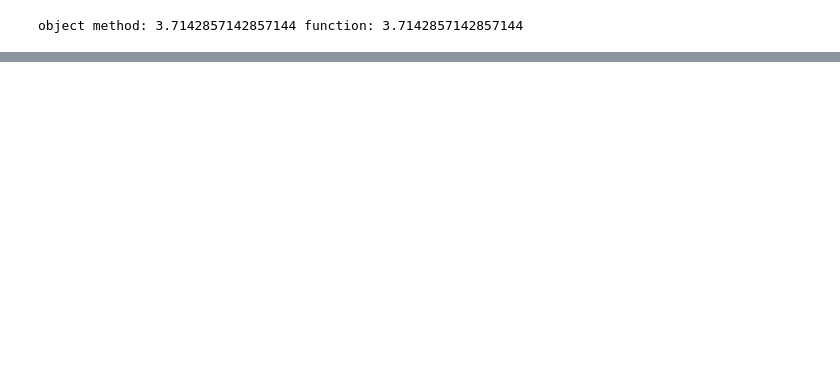
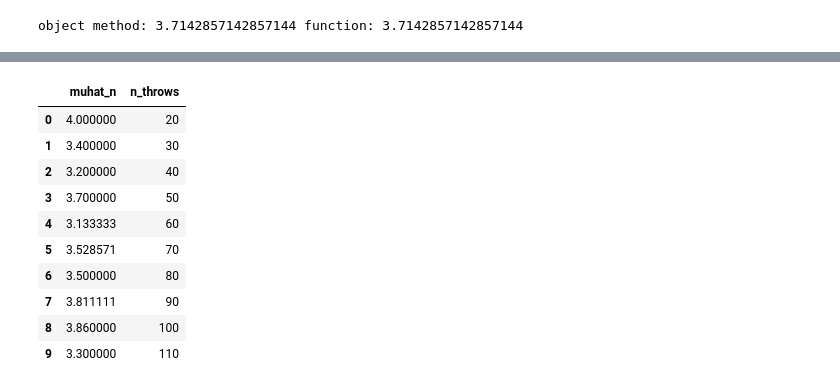
Before and after one commit to nhanhuynh46/Spring-2018, a Jupyter notebook: 02-Data-and-Uncertainty-Exercise.ipynb, the cells around one changed output, grey strips where cells are left out. Cells and saved outputs as stored; diff of their text form; code cells hidden in the pictures; blank space fills up the shorter version.

```diff
--- a/02-Data-and-Uncertainty-Exercise.ipynb
+++ b/02-Data-and-Uncertainty-Exercise.ipynb
@@ -87,0 +81,24 @@ plt.ylabel('count');
+# %%
+n_choices = np.arange(20, 10001, 10) # create a sequence of n, min=20, max=10001, with increment of 10
+
+results = [] # create an empty list
+for n in n_choices:
+    results += [muhat_n(n)] ## appends to list
+# create a data frame; first column is n throws; second column is muhat_n
+df = pd.DataFrame({
+    'n_throws': n_choices,
+    'muhat_n' : results,
+})
+df[:10] # display the first 10 rows
+# %% [output]
+|  | muhat_n | n_throws |
+| 0 | 4.000000 | 20 |
+| 1 | 3.400000 | 30 |
+| 2 | 3.200000 | 40 |
+| 3 | 3.700000 | 50 |
+| 4 | 3.133333 | 60 |
+| 5 | 3.528571 | 70 |
+| 6 | 3.500000 | 80 |
+| 7 | 3.811111 | 90 |
+| 8 | 3.860000 | 100 |
+| 9 | 3.300000 | 110 |
```
Also changed, not shown: parts of 15 cells of this notebook, 1 other file.
